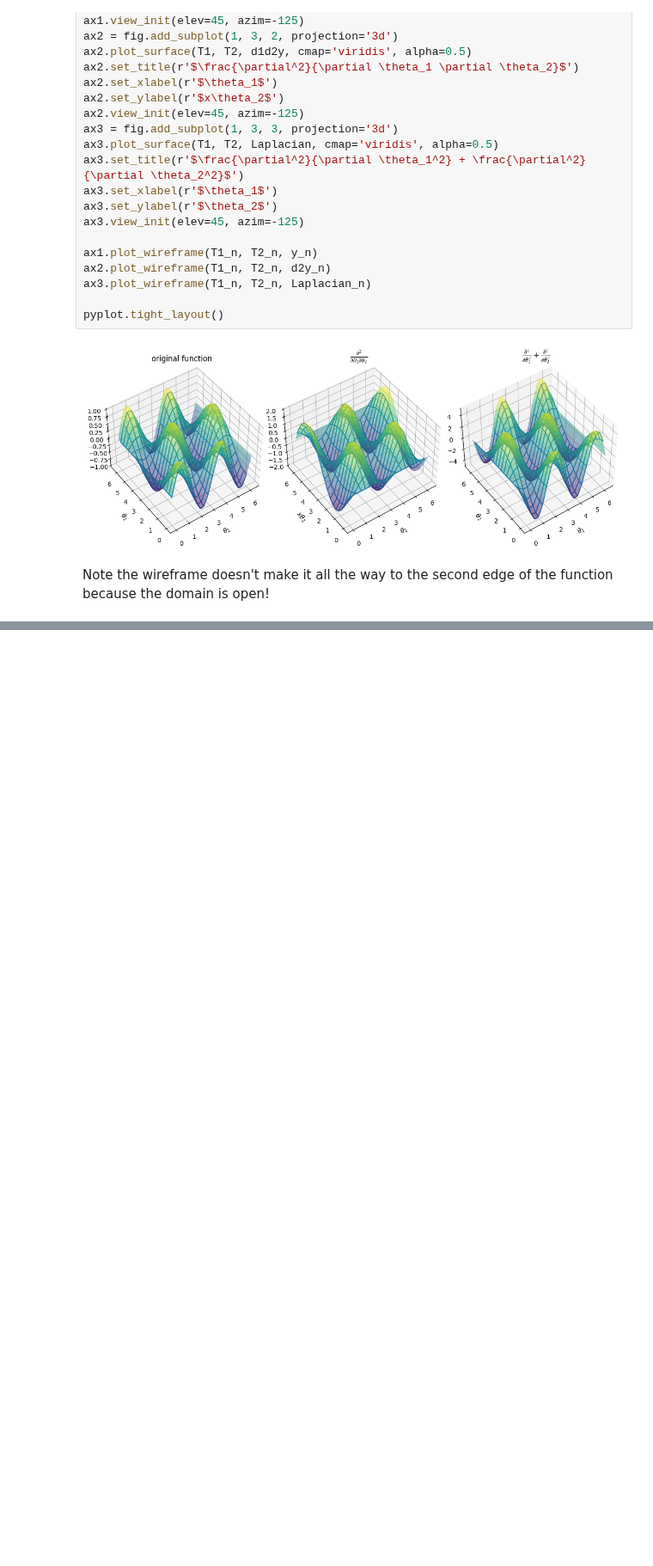
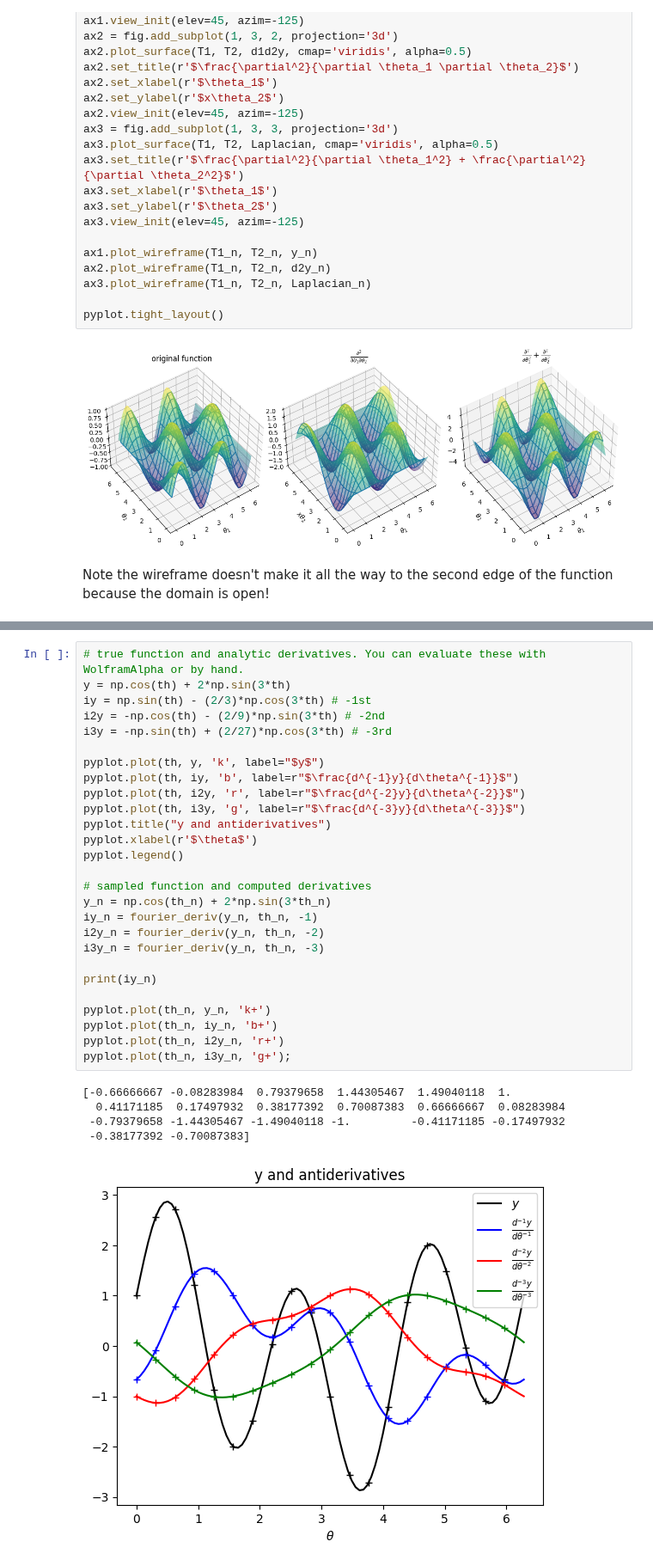
Before and after one commit to pavelkomarov/spectral-derivatives, a Jupyter notebook: notebooks/fourier.ipynb, the cells around one changed output, grey strips where cells are left out. Shown at 86% size. Cells and saved outputs as stored; diff of their text form; blank space fills up the shorter version.

Commit message:
added antiderivative support for fourier

```diff
--- a/notebooks/fourier.ipynb
+++ b/notebooks/fourier.ipynb
@@ -233,0 +238,33 @@ Note the wireframe doesn't make it all the way to the second edge of the functio
+# %%
+# true function and analytic derivatives. You can evaluate these with WolframAlpha or by hand.
+y = np.cos(th) + 2*np.sin(3*th)
+iy = np.sin(th) - (2/3)*np.cos(3*th) # -1st
+i2y = -np.cos(th) - (2/9)*np.sin(3*th) # -2nd
+i3y = -np.sin(th) + (2/27)*np.cos(3*th) # -3rd
+
+pyplot.plot(th, y, 'k', label="$y$")
+pyplot.plot(th, iy, 'b', label=r"$\frac{d^{-1}y}{d\theta^{-1}}$")
+pyplot.plot(th, i2y, 'r', label=r"$\frac{d^{-2}y}{d\theta^{-2}}$")
+pyplot.plot(th, i3y, 'g', label=r"$\frac{d^{-3}y}{d\theta^{-3}}$")
+pyplot.title("y and antiderivatives")
+pyplot.xlabel(r'$\theta$')
+pyplot.legend()
+
+# sampled function and computed derivatives
+y_n = np.cos(th_n) + 2*np.sin(3*th_n)
+iy_n = fourier_deriv(y_n, th_n, -1)
+i2y_n = fourier_deriv(y_n, th_n, -2)
+i3y_n = fourier_deriv(y_n, th_n, -3)
+
+print(iy_n)
+
+pyplot.plot(th_n, y_n, 'k+')
+pyplot.plot(th_n, iy_n, 'b+')
+pyplot.plot(th_n, i2y_n, 'r+')
+pyplot.plot(th_n, i3y_n, 'g+');
+# %% [output]
+[-0.66666667 -0.08283984  0.79379658  1.44305467  1.49040118  1.
+  0.41171185  0.17497932  0.38177392  0.70087383  0.66666667  0.08283984
+ -0.79379658 -1.44305467 -1.49040118 -1.         -0.41171185 -0.17497932
+ -0.38177392 -0.70087383]
+[figure, added]
```
Also changed, not shown: parts of 2 cells of this notebook, 2 other files.
